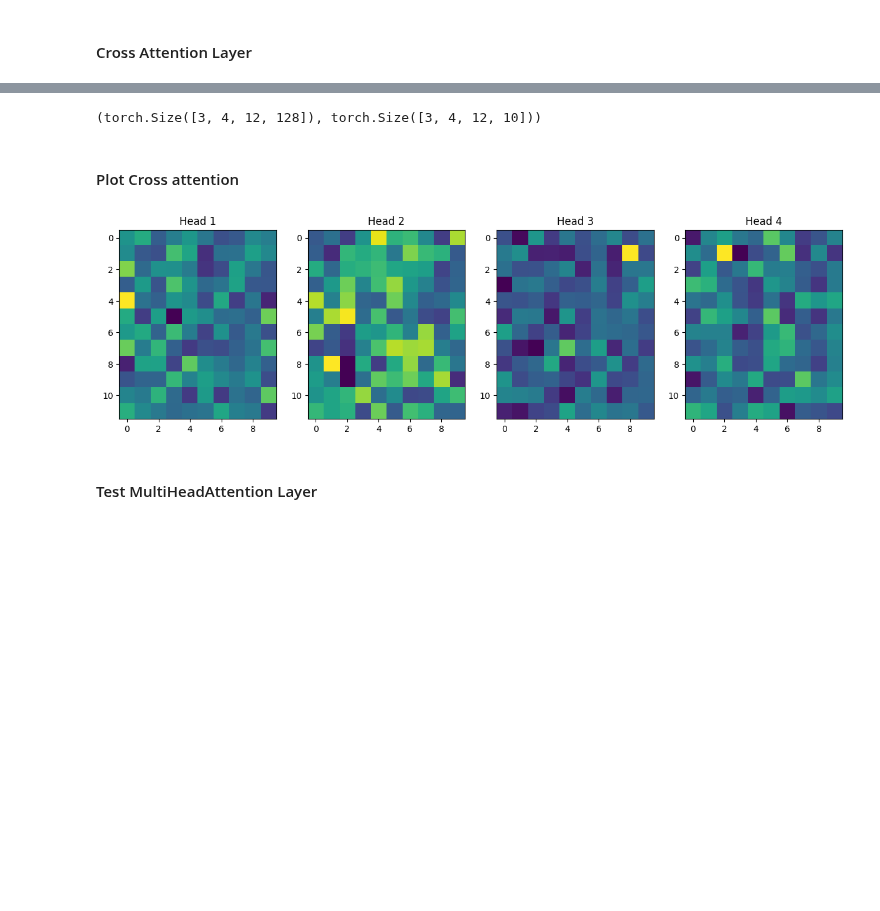
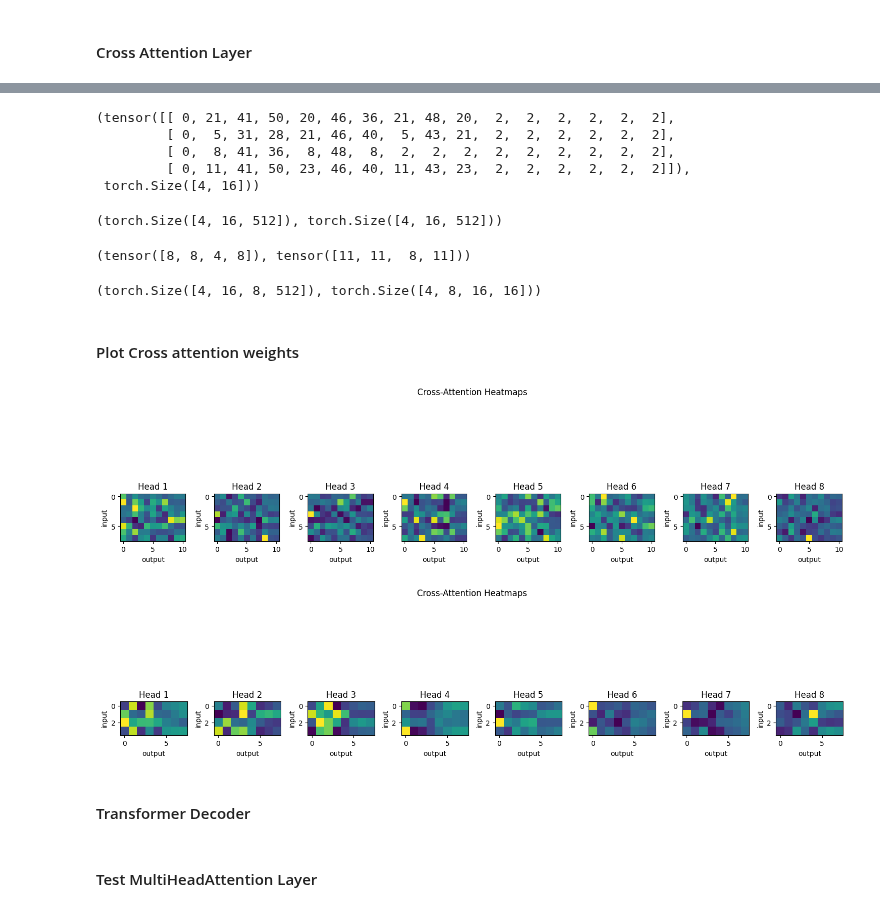
Before and after one commit to dric2018/smf_be, a Jupyter notebook: notebooks/Model.ipynb, the cells around one changed output, grey strips where cells are left out. Cells and saved outputs as stored; diff of their text form; code cells hidden in the pictures; blank space fills up the shorter version.

```diff
--- a/notebooks/Model.ipynb
+++ b/notebooks/Model.ipynb
@@ -424,0 +407,5 @@ summary(cross_attention
+# %%
+inp = sample["action_desc"]["ids"]
+outp = sample["motor_cmd"]["ids"]
+
+inp, inp.shape
@@ -425,22 +422,43 @@ summary(cross_attention
+# %%
+outp, outp.shape
+# %% [output]
+(tensor([[ 0, 21, 41, 50, 20, 46, 36, 21, 48, 20,  2,  2,  2,  2,  2,  2],
+         [ 0,  5, 31, 28, 21, 46, 40,  5, 43, 21,  2,  2,  2,  2,  2,  2],
+         [ 0,  8, 41, 36,  8, 48,  8,  2,  2,  2,  2,  2,  2,  2,  2,  2],
+         [ 0, 11, 41, 50, 23, 46, 40, 11, 43, 23,  2,  2,  2,  2,  2,  2]]),
+ torch.Size([4, 16]))
+# %%
+inp_seq = input_seq_embedding(inp.cuda())
+outp_seq = target_seq_embedding(outp.cuda())
+
+inp_seq.shape, outp_seq.shape
+# %% [output]
+(torch.Size([4, 16, 512]), torch.Size([4, 16, 512]))
+# %%
+inp_seq_lens = sample["action_desc"]["length"]
+outp_seq_lens = sample["motor_cmd"]["length"]
+
+inp_seq_lens, outp_seq_lens
+# %% [output]
+(tensor([8, 8, 4, 8]), tensor([11, 11,  8, 11]))
 # %%
 cross_attention.eval()
 
-attention_v, attention_w = cross_attention(input_seq, output_seq)
-attention_v.shape, attention_w.shape
+attention_output, attention_w = cross_attention(inp_seq, outp_seq)
+
+attention_output.shape, attention_w.shape
 # %% [output]
-(torch.Size([3, 4, 12, 128]), torch.Size([3, 4, 12, 10]))
+(torch.Size([4, 16, 8, 512]), torch.Size([4, 8, 16, 16]))
 # %% [markdown]
-#### Plot Cross attention
+#### Plot Cross attention weights
 # %%
-fig, axes = pyplot.subplots(1, num_heads, figsize=(15, 5))
-for head_idx in range(num_heads):
-    attention_weights_example_head = attention_w[example_idx, head_idx].cpu().detach().numpy()
-    ax = axes[head_idx]
-    ax.imshow(attention_weights_example_head, cmap='viridis')
-    ax.set_title(f'Head {head_idx + 1}')
-pyplot.show()
+plot_cross_attention(attention_w, inp_seq_lens=inp_seq_lens, outp_seq_lens=outp_seq_lens)
+plot_cross_attention(attention_w, inp_seq_lens=inp_seq_lens, outp_seq_lens=outp_seq_lens, example_idx=2)
 # %% [output]
-[figure, old version]
+[figure, new version]
+[figure, added]
+# %% [markdown]
+#### Transformer Decoder
 # %%
 class TransformerDecoderLayer(nn.Module):
     def __init__(
```
Also changed, not shown: parts of 14 cells of this notebook, 4 other files.
